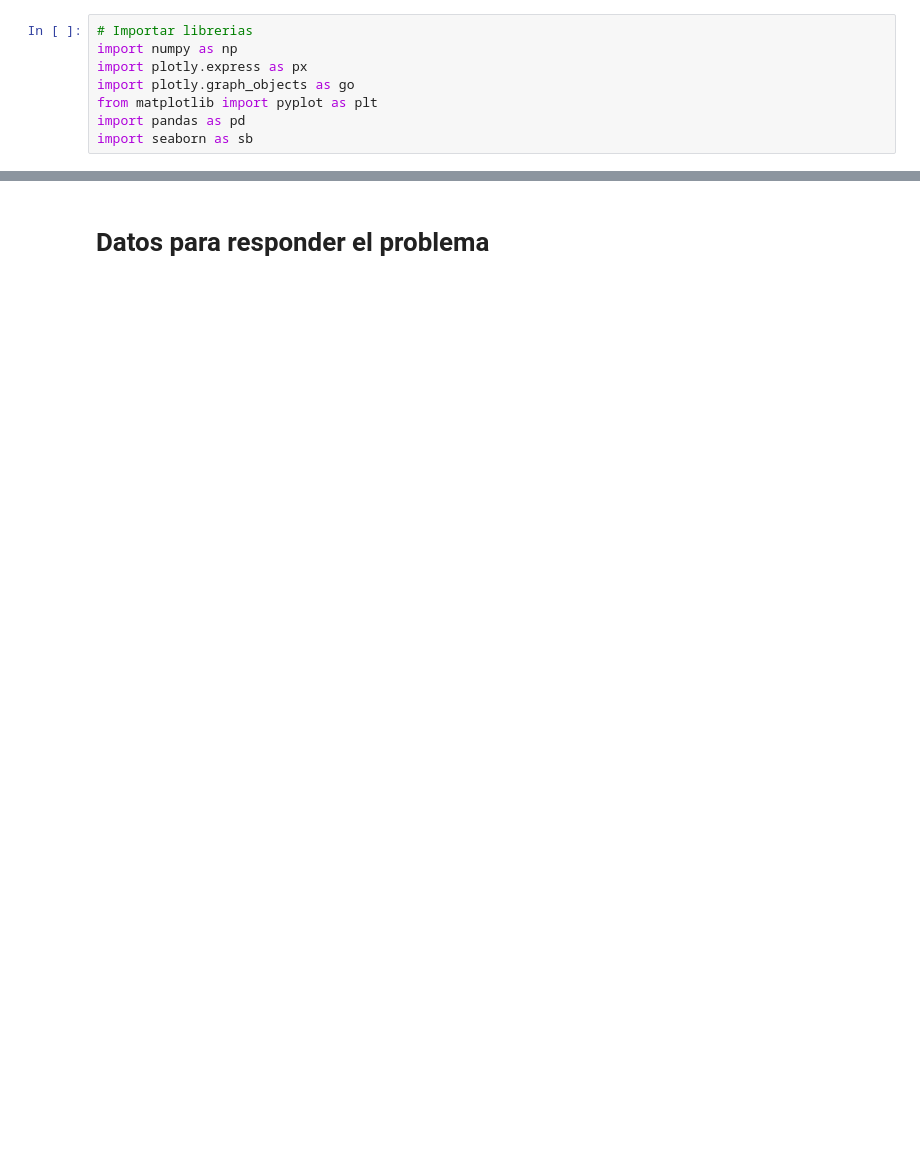
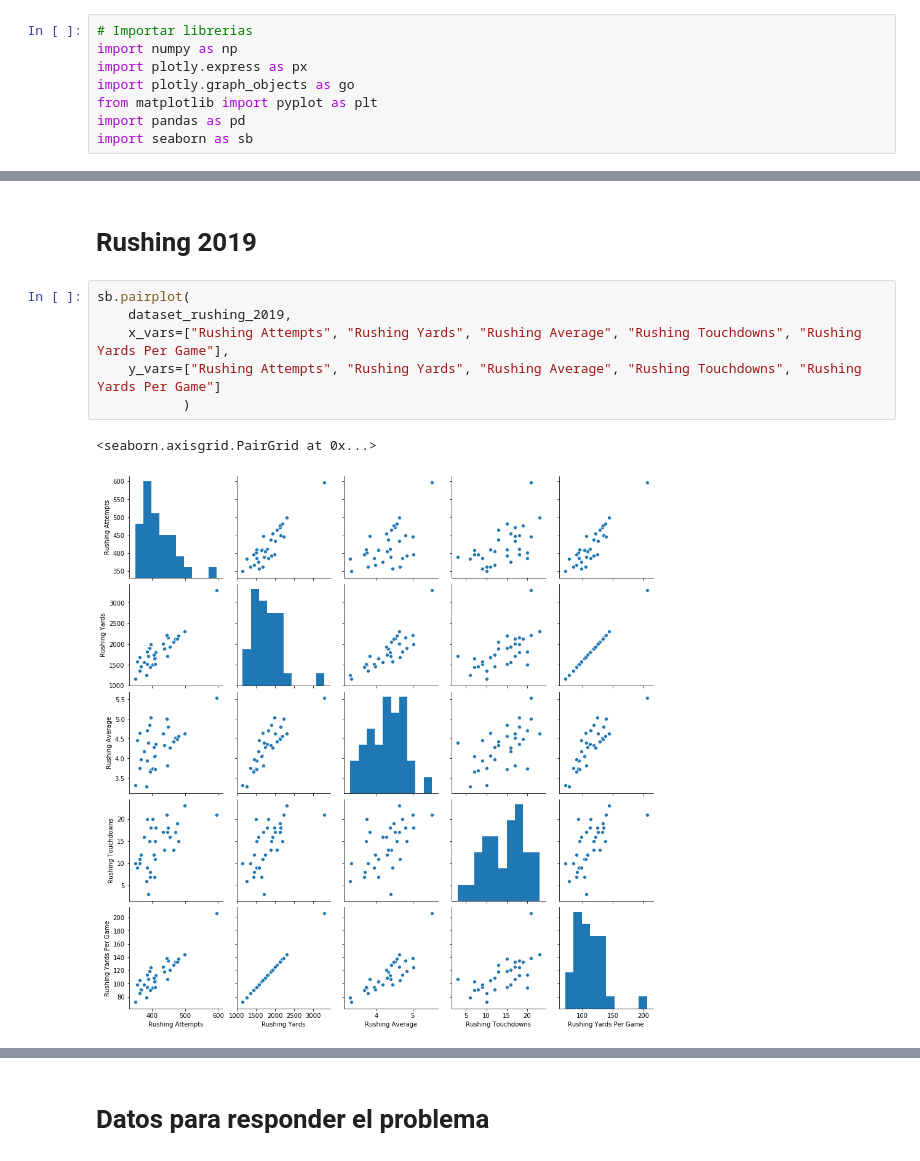
Before and after one commit to dieterdewit/MINERIA-DE-DATOS-Proyecto-Analisis-Exploratorio, a Jupyter notebook: mineria nfl/Proyecto.ipynb, the cells around one changed output, grey strips where cells are left out. Drawn from its saved outputs; the diff is of its cells as text; blank space fills up the shorter version.

```diff
--- a/mineria nfl/Proyecto.ipynb
+++ b/mineria nfl/Proyecto.ipynb
@@ -19,0 +54,11 @@ dataset_scoring_2019 = pd.read_csv('ofensiva/2019/scoring2019.csv')
+# %% [markdown]
+# Rushing 2019
+# %%
+sb.pairplot(
+    dataset_rushing_2019,
+    x_vars=["Rushing Attempts", "Rushing Yards", "Rushing Average", "Rushing Touchdowns", "Rushing Yards Per Game"],
+    y_vars=["Rushing Attempts", "Rushing Yards", "Rushing Average", "Rushing Touchdowns", "Rushing Yards Per Game"]
+           )
+# %% [output]
+<seaborn.axisgrid.PairGrid at 0x...>
+[figure, added]
```
Also changed, not shown: parts of 13 cells of this notebook, 3 other files.
